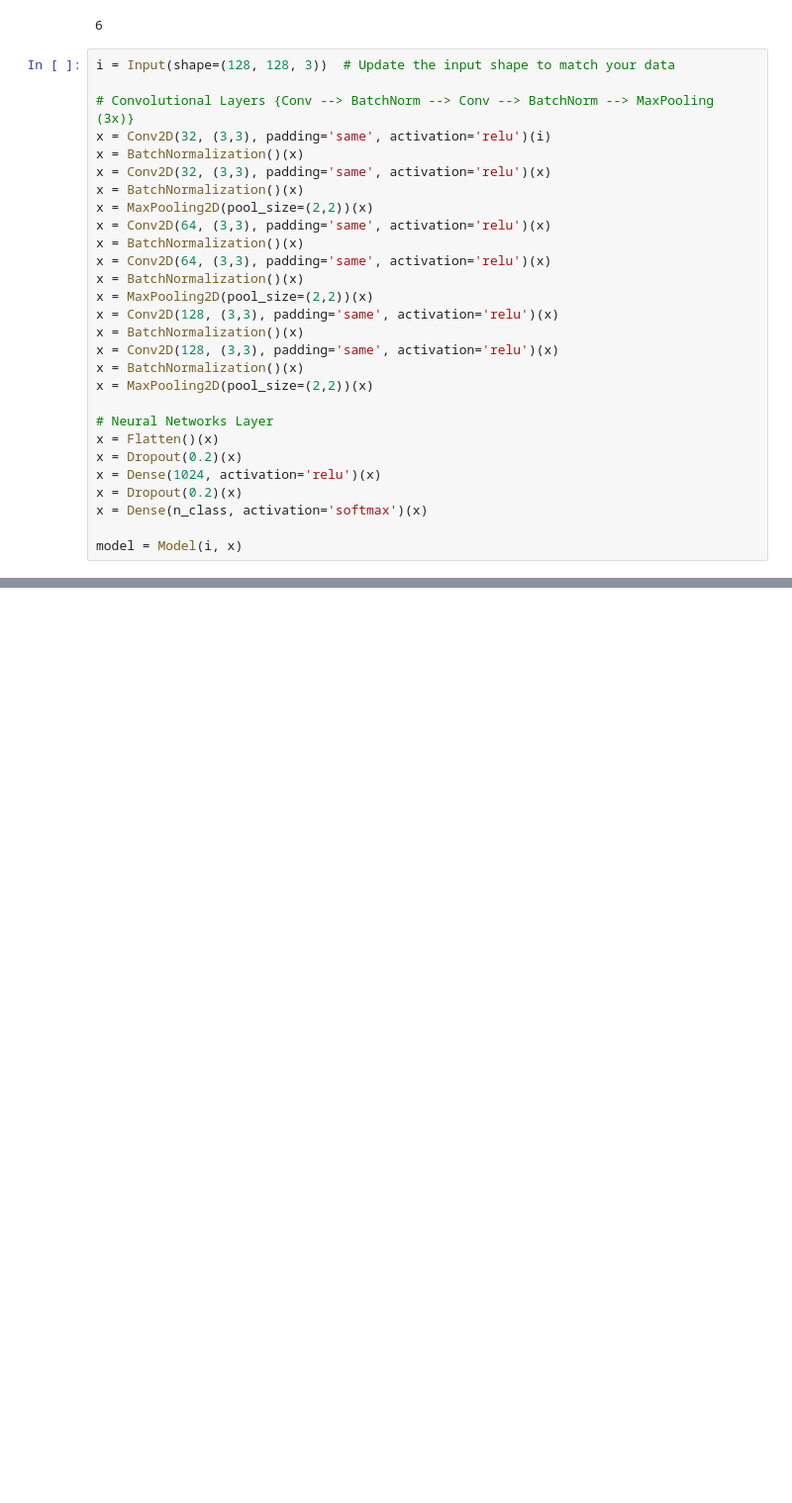
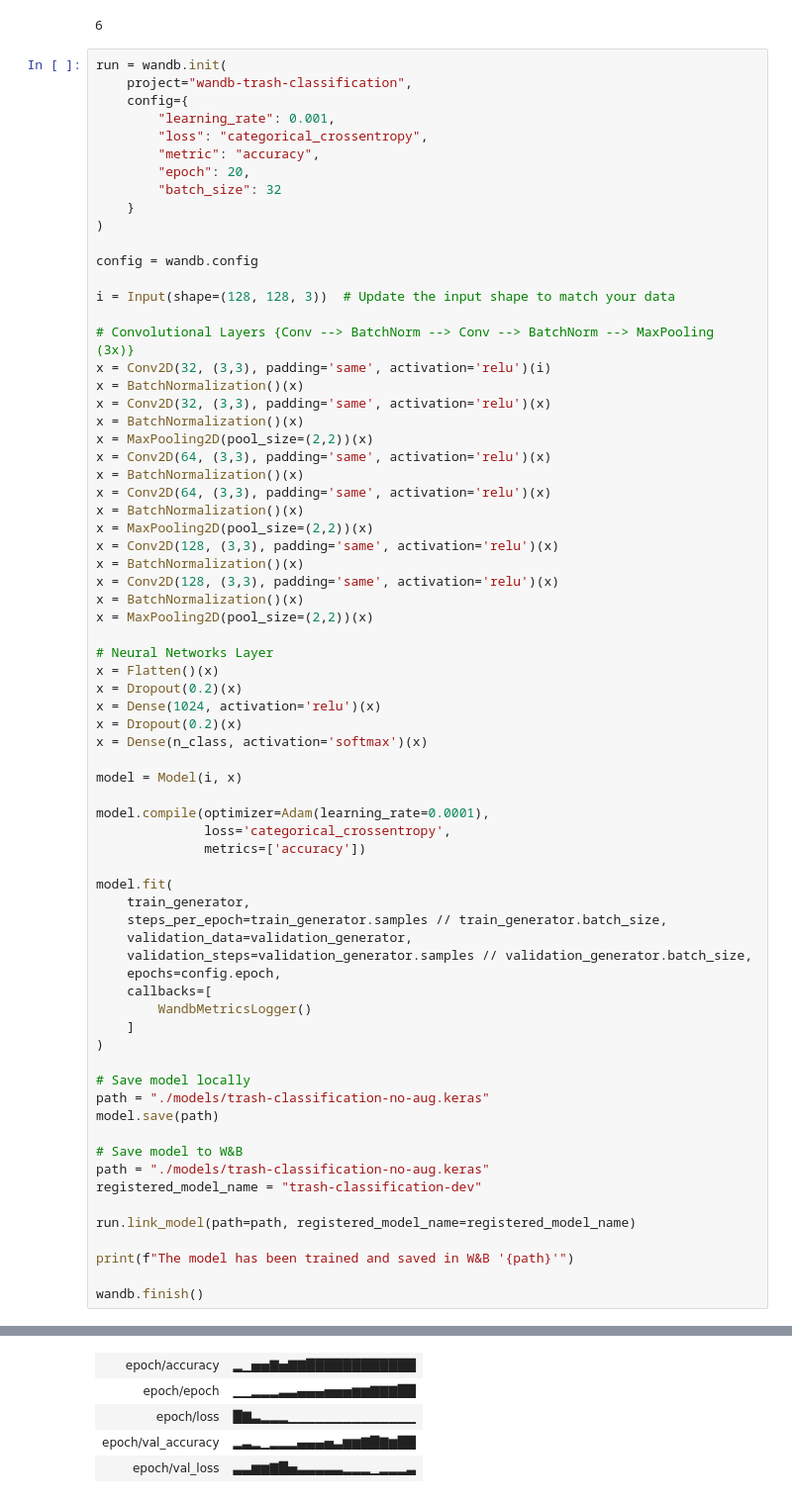
Before and after one commit to dioz95/trash-classification, a Jupyter notebook: Exploratory Image Analysis and Model Experimentation.ipynb, the cells around one changed output, grey strips where cells are left out. Shown at 99% size. Saved outputs shown, nothing was run; the diff lists cells and outputs as text; blank space fills up the shorter version.

Commit message:
feat: add wandb in the notebook

```diff
--- a/Exploratory Image Analysis and Model Experimentation.ipynb
+++ b/Exploratory Image Analysis and Model Experimentation.ipynb
@@ -113,6 +153,19 @@ print(n_class)
 # %% [output]
 6
 # %%
+run = wandb.init(
+    project="wandb-trash-classification",
+    config={
+        "learning_rate": 0.001,
+        "loss": "categorical_crossentropy",
+        "metric": "accuracy",
+        "epoch": 20,
+        "batch_size": 32
+    }
+)
+
+config = wandb.config
+
 i = Input(shape=(128, 128, 3))  # Update the input shape to match your data
 
 # Convolutional Layers {Conv --> BatchNorm --> Conv --> BatchNorm --> MaxPooling (3x)}
@@ -140,3 +193,33 @@ x = Dropout(0.2)(x)
 x = Dense(n_class, activation='softmax')(x)
 
 model = Model(i, x)
+
+model.compile(optimizer=Adam(learning_rate=0.0001),
+              loss='categorical_crossentropy',
+              metrics=['accuracy'])
+
+model.fit(
+    train_generator,
+    steps_per_epoch=train_generator.samples // train_generator.batch_size,
+    validation_data=validation_generator,
+    validation_steps=validation_generator.samples // validation_generator.batch_size,
+    epochs=config.epoch,
+    callbacks=[
+        WandbMetricsLogger()
+    ]
+)
+
+# Save model locally
+path = "./models/trash-classification-no-aug.keras"
+model.save(path)
+
+# Save model to W&B
+path = "./models/trash-classification-no-aug.keras"
+registered_model_name = "trash-classification-dev"
+
+run.link_model(path=path, registered_model_name=registered_model_name)
+
+print(f"The model has been trained and saved in W&B '{path}'")
+
+wandb.finish()
+# %% [output]
@@ -142,0 +253,5 @@ model = Model(i, x)
+| epoch/accuracy | ▂▁▅▅▇▅▇▇████████████ |
+| epoch/epoch | ▁▁▂▂▂▃▃▄▄▄▅▅▅▆▆▇▇▇██ |
+| epoch/loss | █▇▃▂▂▂▁▁▁▁▁▁▁▁▁▁▁▁▁▁ |
+| epoch/val_accuracy | ▂▃▂▁▂▂▂▄▄▄▅▃▆▆▇█▇▆██ |
+| epoch/val_loss | ▃▃▆▆▇█▅▃▃▃▃▃▂▂▂▁▂▂▂▃ |
```
Also changed, not shown: parts of 25 cells of this notebook, 1 other file.
